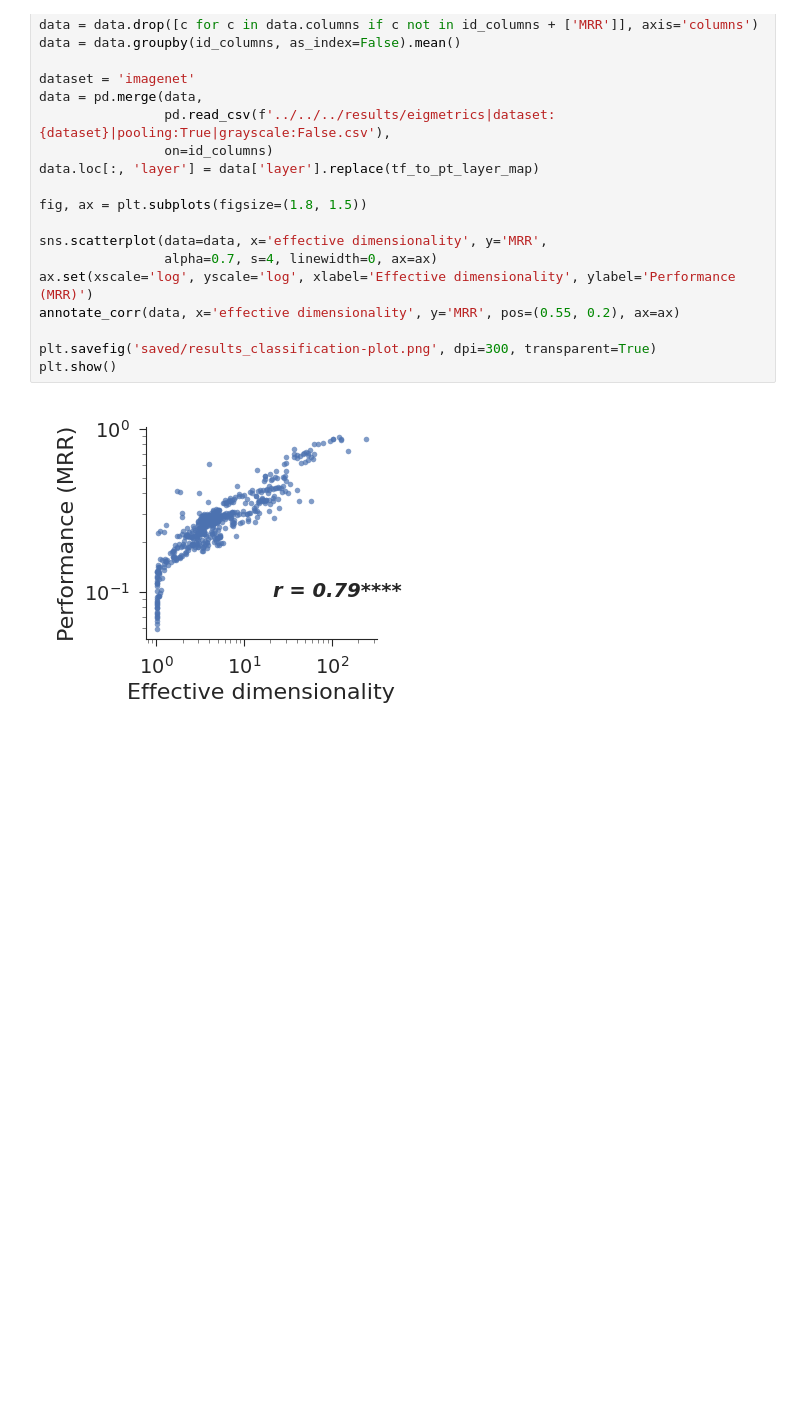
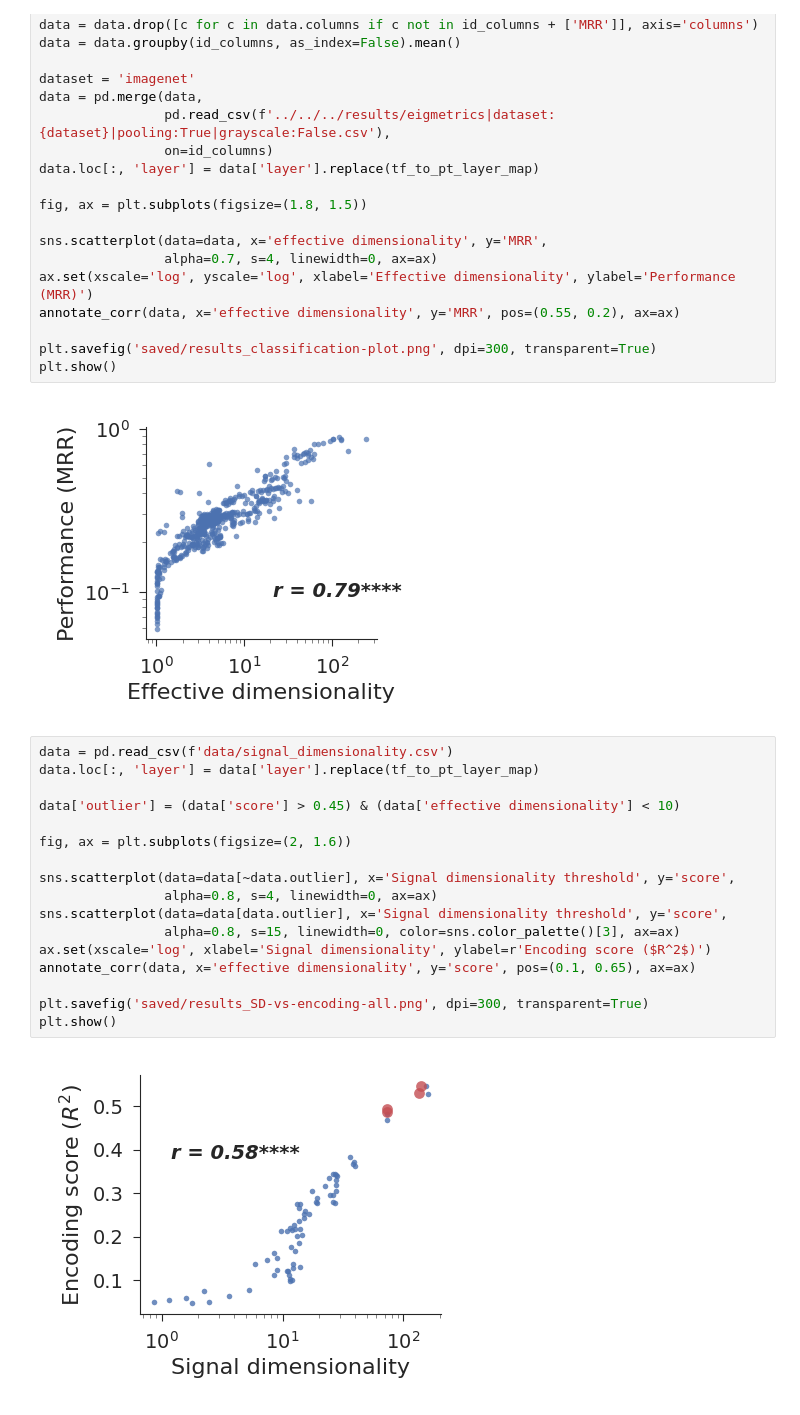
Before and after one commit to EricElmoznino/encoder_dimensionality, a Jupyter notebook: figures/ccn2022/poster/figures.ipynb, the cells around one changed output. Saved outputs shown, nothing was run; the diff lists cells and outputs as text; blank space fills up the shorter version.

Commit message:
Added signal dimensionality to CCN poster

```diff
--- a/figures/ccn2022/poster/figures.ipynb
+++ b/figures/ccn2022/poster/figures.ipynb
@@ -224,3 +224,22 @@ plt.savefig('saved/results_classification-plot.png', dpi=300, transparent=True)
 plt.show()
 # %% [output]
 [figure]
+# %%
+data = pd.read_csv(f'data/signal_dimensionality.csv')
+data.loc[:, 'layer'] = data['layer'].replace(tf_to_pt_layer_map)
+
+data['outlier'] = (data['score'] > 0.45) & (data['effective dimensionality'] < 10)
+
+fig, ax = plt.subplots(figsize=(2, 1.6))
+
+sns.scatterplot(data=data[~data.outlier], x='Signal dimensionality threshold', y='score',
+                alpha=0.8, s=4, linewidth=0, ax=ax)
+sns.scatterplot(data=data[data.outlier], x='Signal dimensionality threshold', y='score',
+                alpha=0.8, s=15, linewidth=0, color=sns.color_palette()[3], ax=ax)
+ax.set(xscale='log', xlabel='Signal dimensionality', ylabel=r'Encoding score ($R^2$)')
+annotate_corr(data, x='effective dimensionality', y='score', pos=(0.1, 0.65), ax=ax)
+
+plt.savefig('saved/results_SD-vs-encoding-all.png', dpi=300, transparent=True)
+plt.show()
+# %% [output]
+[figure, added]
```
Also changed, not shown: 3 other files.
